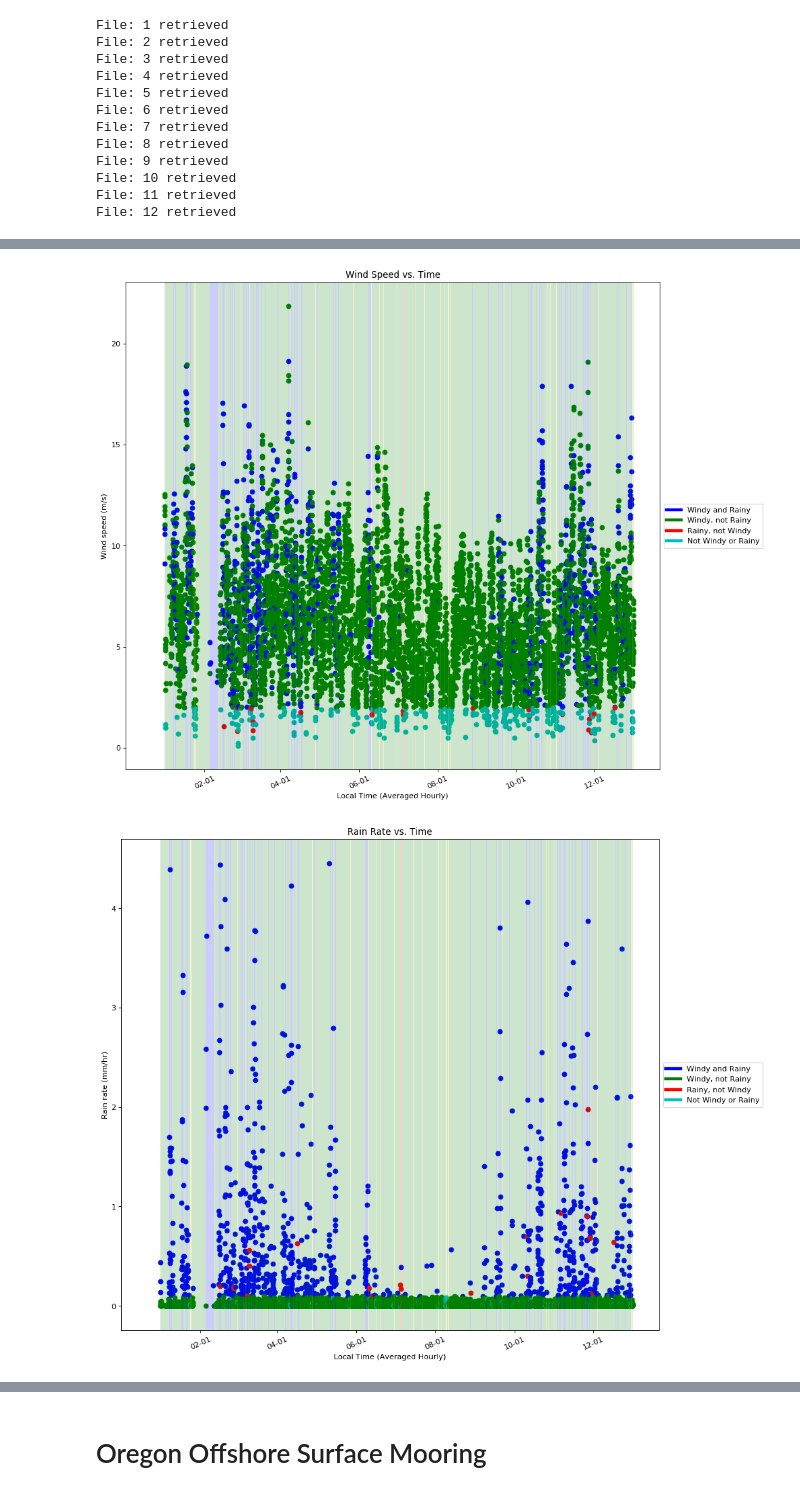
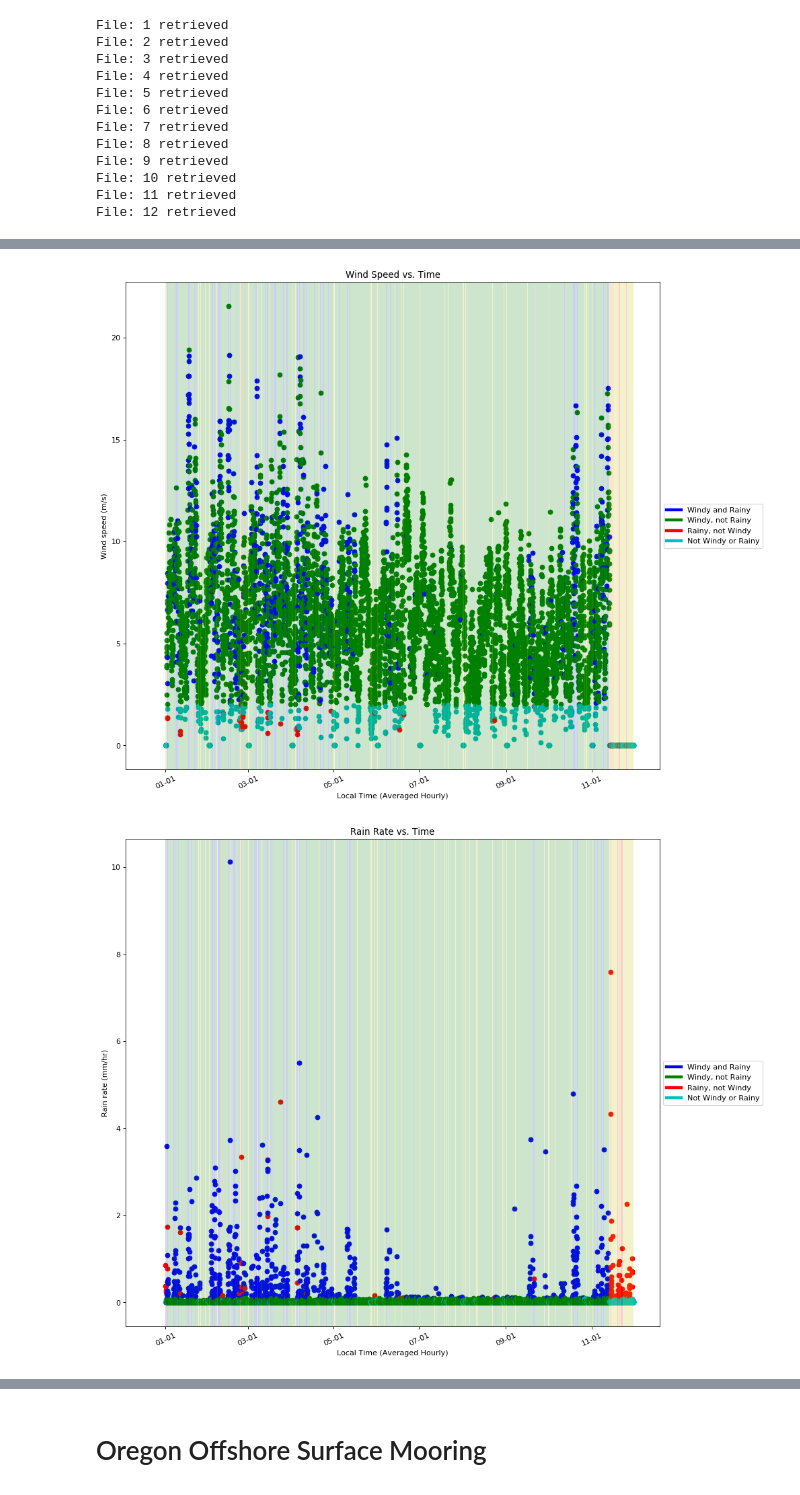
Before and after one commit to mmunson2/BME450-Project2-Meteorology, a Jupyter notebook: OEProjectII.ipynb, the cells around one changed output, grey strips where cells are left out. Drawn from its saved outputs; the diff is of its cells as text; code cells hidden in the pictures.

```diff
--- a/OEProjectII.ipynb
+++ b/OEProjectII.ipynb
@@ -428,8 +409,17 @@ File: 12 retrieved
 
 time = convertToLocalTime(time)
 
-start = 0
-length = 0
+time.pop(len(time) - 1)
+time.pop(len(time) - 2)
+rainRate.pop(len(rainRate) - 1)
+rainRate.pop(len(rainRate) - 2)
+windSpeed.pop(len(windSpeed) - 1)
+windSpeed.pop(len(windSpeed) - 2)
+
+(windSpeed, rainRate, time, monthIndex) = validateData(windSpeed, rainRate, time, monthIndex)
+
+start = monthIndex[10] - 5
+length = 10
 
 for i in range(start, start + length):
     now = datetime.fromtimestamp(time[i])
@@ -438,9 +428,10 @@ for i in range(start, start + length):
     print("date and time:", date_time)
 
 
-
-(windSpeed, rainRate, time) = validateData(windSpeed, rainRate, time)
-
 plotWindSpeed(windSpeed, rainRate, time)
 plotRainRate(windSpeed, rainRate, time)
+
+shelfWindSpeed = windSpeed;
+shelfRainRate = rainRate;
+shelfTime = time;
 # %% [output]
@@ -464,5 +448,5 @@ Time out of Order
-[figure, old version]
+[figure, new version]
-[figure, old version]
+[figure, new version]
 # %%
 (windSpeed, rainRate, time, monthIndex) = extractData(fileList)
 
```
Also changed, not shown: parts of 16 cells of this notebook.
